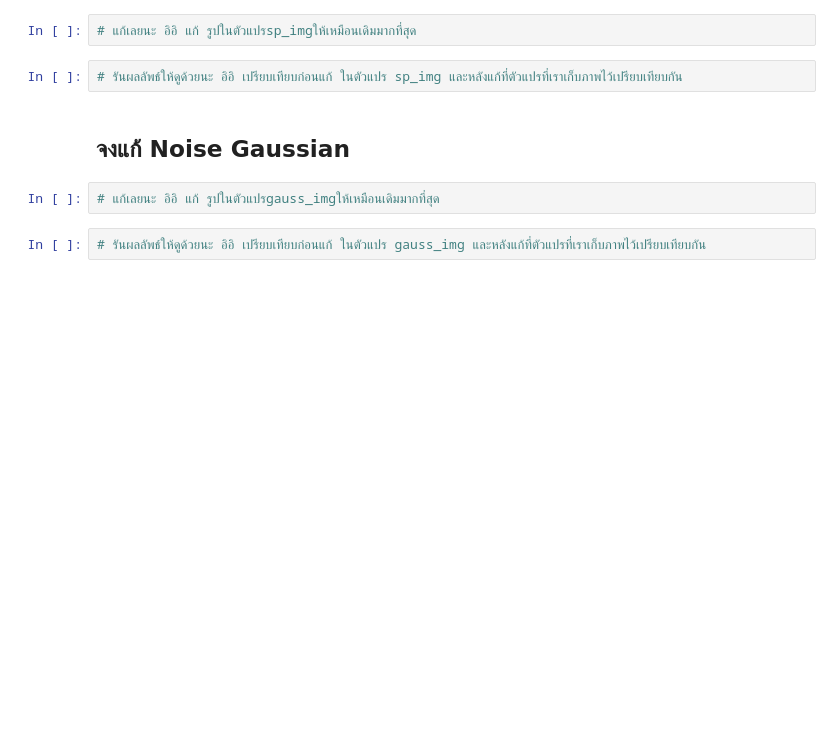
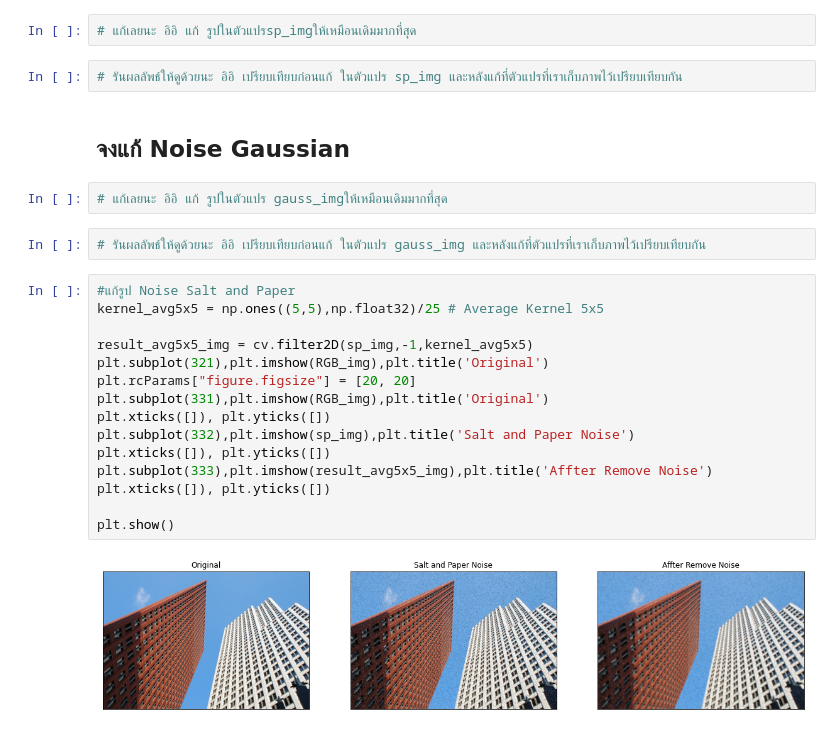
Before and after one commit to mazikdot/Python-ImageProcessing, a Jupyter notebook: Lab07 SaltAndPepper-Gaussian.ipynb, the cells around one changed output. Cells and saved outputs as stored; diff of their text form; blank space fills up the shorter version.

```diff
--- a/Lab07 SaltAndPepper-Gaussian.ipynb
+++ b/Lab07 SaltAndPepper-Gaussian.ipynb
@@ -66,6 +66,23 @@ plt.show()
 # %% [markdown]
 ## จงแก้ Noise Gaussian
 # %%
-# แก้เลยนะ อิอิ แก้ รูปในตัวแปรgauss_imgให้เหมือนเดิมมากที่สุด
+# แก้เลยนะ อิอิ แก้ รูปในตัวแปร gauss_imgให้เหมือนเดิมมากที่สุด
 # %%
 # รันผลลัพธ์ให้ดูด้วยนะ อิอิ เปรียบเทียบก่อนแก้ ในตัวแปร gauss_img และหลังแก้ที่ตัวแปรที่เราเก็บภาพไว้เปรียบเทียบกัน
+# %%
+#แก้รูป Noise Salt and Paper
+kernel_avg5x5 = np.ones((5,5),np.float32)/25 # Average Kernel 5x5
+
+result_avg5x5_img = cv.filter2D(sp_img,-1,kernel_avg5x5)
+plt.subplot(321),plt.imshow(RGB_img),plt.title('Original')
+plt.rcParams["figure.figsize"] = [20, 20]
+plt.subplot(331),plt.imshow(RGB_img),plt.title('Original')
+plt.xticks([]), plt.yticks([])
+plt.subplot(332),plt.imshow(sp_img),plt.title('Salt and Paper Noise')
+plt.xticks([]), plt.yticks([])
+plt.subplot(333),plt.imshow(result_avg5x5_img),plt.title('Affter Remove Noise')
+plt.xticks([]), plt.yticks([])
+
+plt.show()
+# %% [output]
+[figure, added]
```
Also changed, not shown: parts of 4 cells of this notebook, 10 other files.
